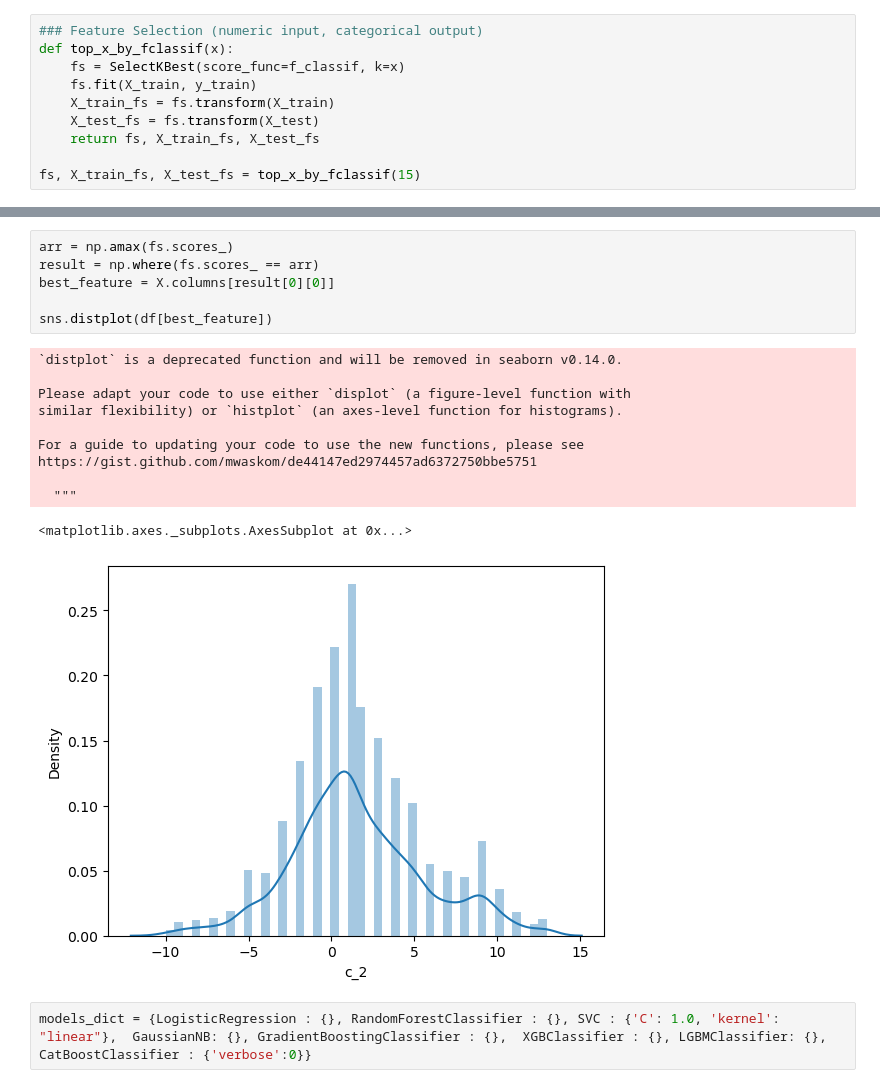
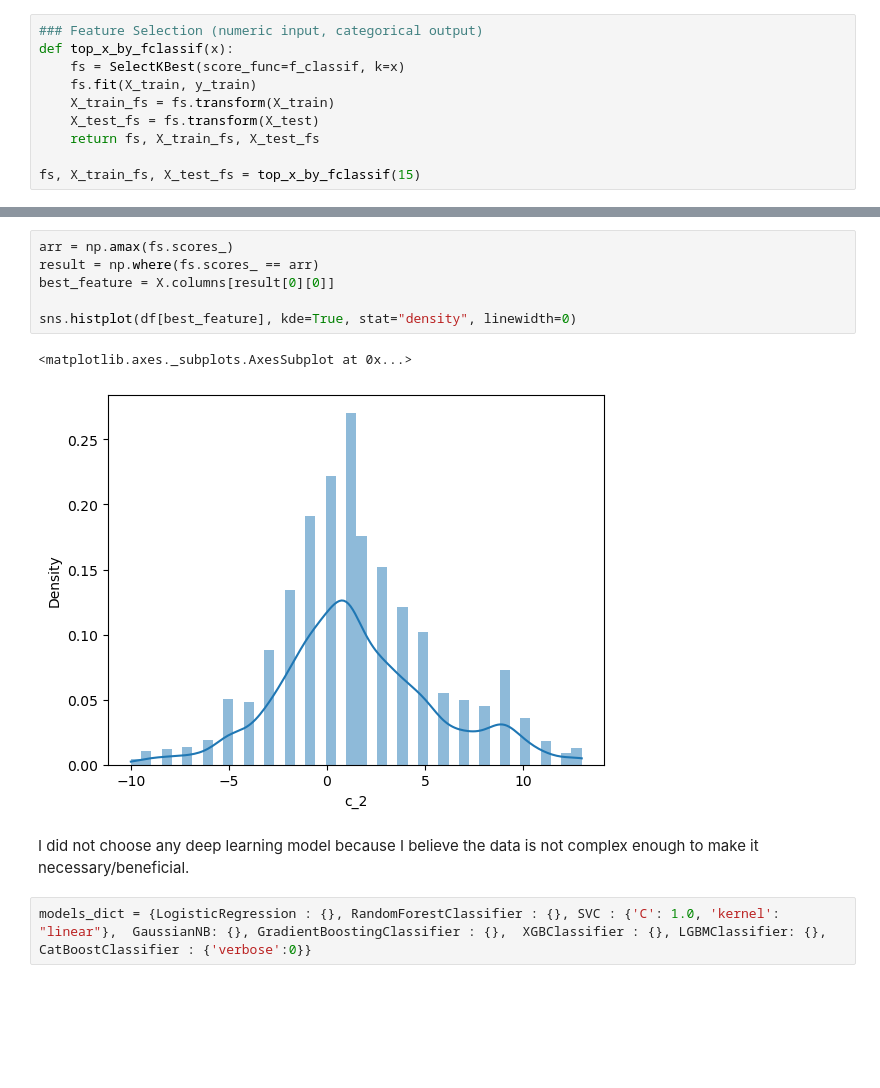
Before and after one commit to hubruk/predicting_profitable_customer_segments, a Jupyter notebook: predicting_profitable_customer_groups.ipynb, the cells around one changed output, grey strips where cells are left out. Drawn from its saved outputs; the diff is of its cells as text; blank space fills up the shorter version.

```diff
--- a/predicting_profitable_customer_groups_Kruk.ipynb
+++ b/predicting_profitable_customer_groups.ipynb
@@ -200,21 +182,14 @@ plt.show()
 # %%
 arr = np.amax(fs.scores_)
 result = np.where(fs.scores_ == arr)
 best_feature = X.columns[result[0][0]]
 
-sns.distplot(df[best_feature])
+sns.histplot(df[best_feature], kde=True, stat="density", linewidth=0)
 # %% [output]
-`distplot` is a deprecated function and will be removed in seaborn v0.14.0.
-
-Please adapt your code to use either `displot` (a figure-level function with
-similar flexibility) or `histplot` (an axes-level function for histograms).
-
-For a guide to updating your code to use the new functions, please see
-https://gist.github.com/mwaskom/de44147ed2974457ad6372750bbe5751
-
-  """
+<matplotlib.axes._subplots.AxesSubplot at 0x...>
-<matplotlib.axes._subplots.AxesSubplot at 0x...>
-[figure, old version]
+[figure, new version]
+# %% [markdown]
+I did not choose any deep learning model because I believe the data is not complex enough to make it necessary/beneficial.
 # %%
 models_dict = {LogisticRegression : {}, RandomForestClassifier : {}, SVC : {'C': 1.0, 'kernel': "linear"},  GaussianNB: {}, GradientBoostingClassifier : {},  XGBClassifier : {}, LGBMClassifier: {}, CatBoostClassifier : {'verbose':0}}
 # %%
```
Also changed, not shown: parts of 20 cells of this notebook, 1 other file.
